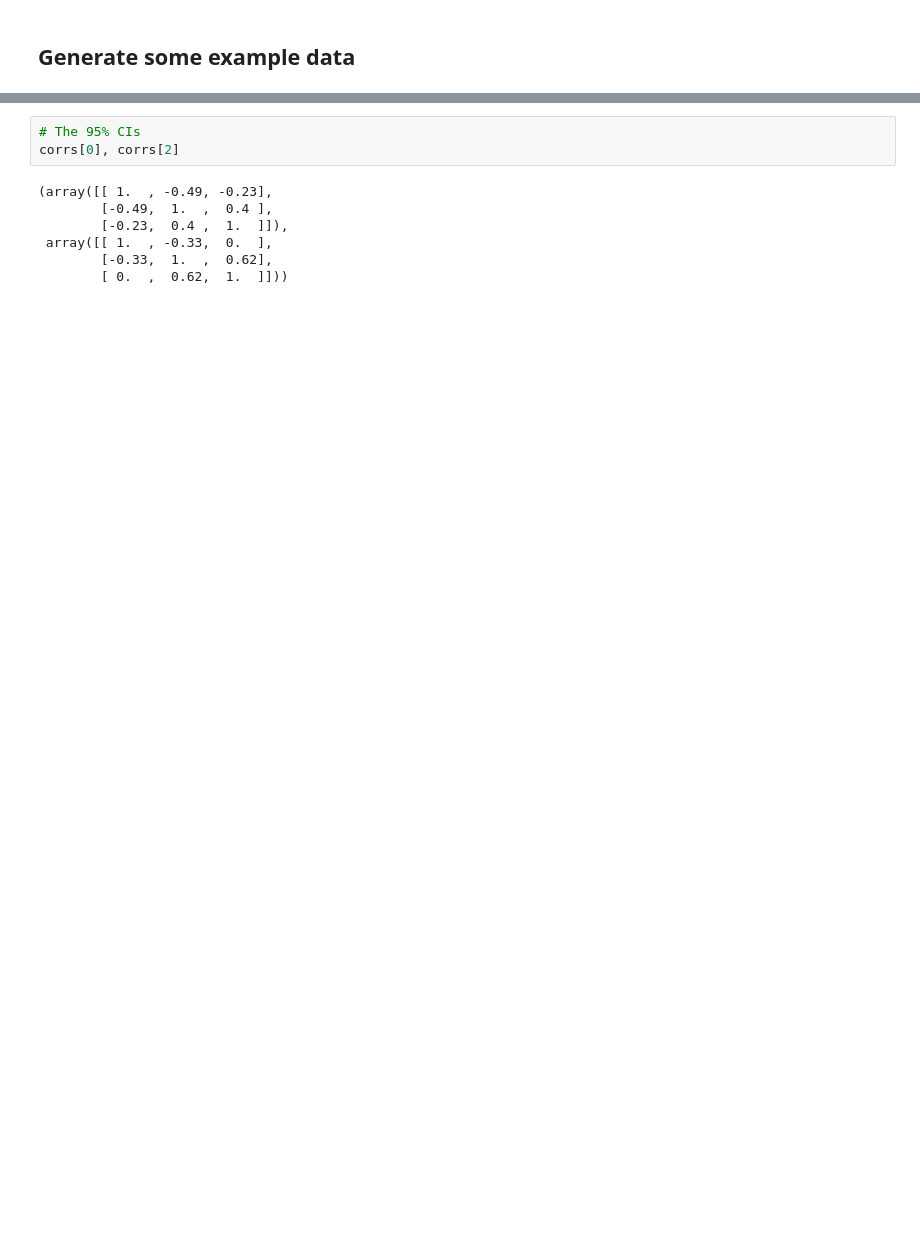
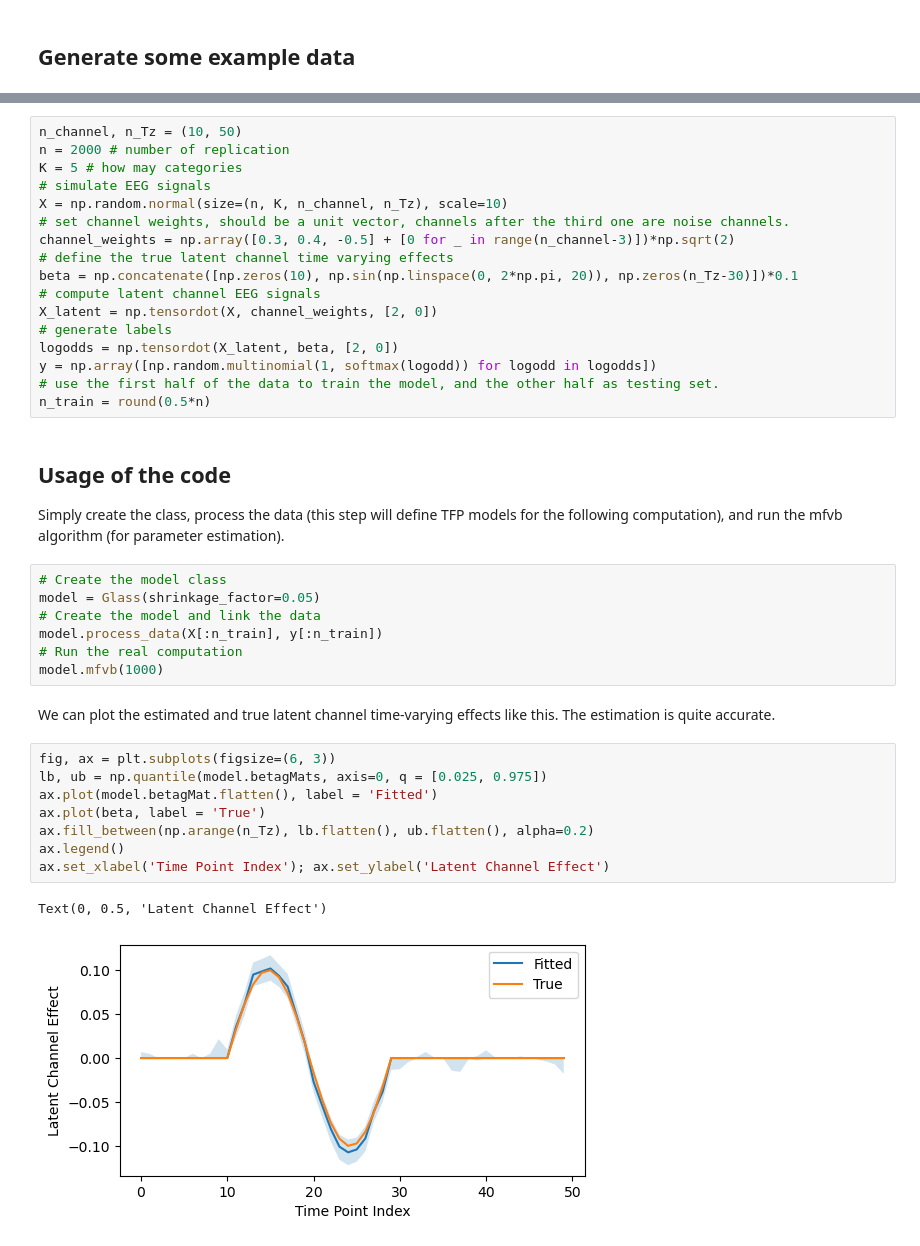
Before and after one commit to BangyaoZhao/GLASS, a Jupyter notebook: example.ipynb, the cells around one changed output, grey strips where cells are left out. Cells and saved outputs as stored; diff of their text form; blank space fills up the shorter version.

```diff
--- a/example.ipynb
+++ b/example.ipynb
@@ -79,10 +9,41 @@ array([[ 1.  , -0.42, -0.11],
-# %%
-# The 95% CIs
-corrs[0], corrs[2]
-# %% [output]
-(array([[ 1.  , -0.49, -0.23],
-        [-0.49,  1.  ,  0.4 ],
-        [-0.23,  0.4 ,  1.  ]]),
- array([[ 1.  , -0.33,  0.  ],
-        [-0.33,  1.  ,  0.62],
-        [ 0.  ,  0.62,  1.  ]]))
+# %%
+n_channel, n_Tz = (10, 50)
+n = 2000 # number of replication
+K = 5 # how may categories
+# simulate EEG signals
+X = np.random.normal(size=(n, K, n_channel, n_Tz), scale=10)
+# set channel weights, should be a unit vector, channels after the third one are noise channels.
+channel_weights = np.array([0.3, 0.4, -0.5] + [0 for _ in range(n_channel-3)])*np.sqrt(2)
+# define the true latent channel time varying effects
+beta = np.concatenate([np.zeros(10), np.sin(np.linspace(0, 2*np.pi, 20)), np.zeros(n_Tz-30)])*0.1
+# compute latent channel EEG signals
+X_latent = np.tensordot(X, channel_weights, [2, 0])
+# generate labels
+logodds = np.tensordot(X_latent, beta, [2, 0])
+y = np.array([np.random.multinomial(1, softmax(logodd)) for logodd in logodds])
+# use the first half of the data to train the model, and the other half as testing set.
+n_train = round(0.5*n)
+# %% [markdown]
+## Usage of the code
+
+Simply create the class, process the data (this step will define TFP models for the following computation), and run the mfvb algorithm (for parameter estimation).
+# %%
+# Create the model class
+model = Glass(shrinkage_factor=0.05)
+# Create the model and link the data
+model.process_data(X[:n_train], y[:n_train])
+# Run the real computation
+model.mfvb(1000)
+# %% [markdown]
+We can plot the estimated and true latent channel time-varying effects like this. The estimation is quite accurate.
+# %%
+fig, ax = plt.subplots(figsize=(6, 3))
+lb, ub = np.quantile(model.betagMats, axis=0, q = [0.025, 0.975])
+ax.plot(model.betagMat.flatten(), label = 'Fitted')
+ax.plot(beta, label = 'True')
+ax.fill_between(np.arange(n_Tz), lb.flatten(), ub.flatten(), alpha=0.2)
+ax.legend()
+ax.set_xlabel('Time Point Index'); ax.set_ylabel('Latent Channel Effect')
+# %% [output]
+Text(0, 0.5, 'Latent Channel Effect')
+[figure, added]
```
Also changed, not shown: parts of 15 cells of this notebook, 4 other files.
